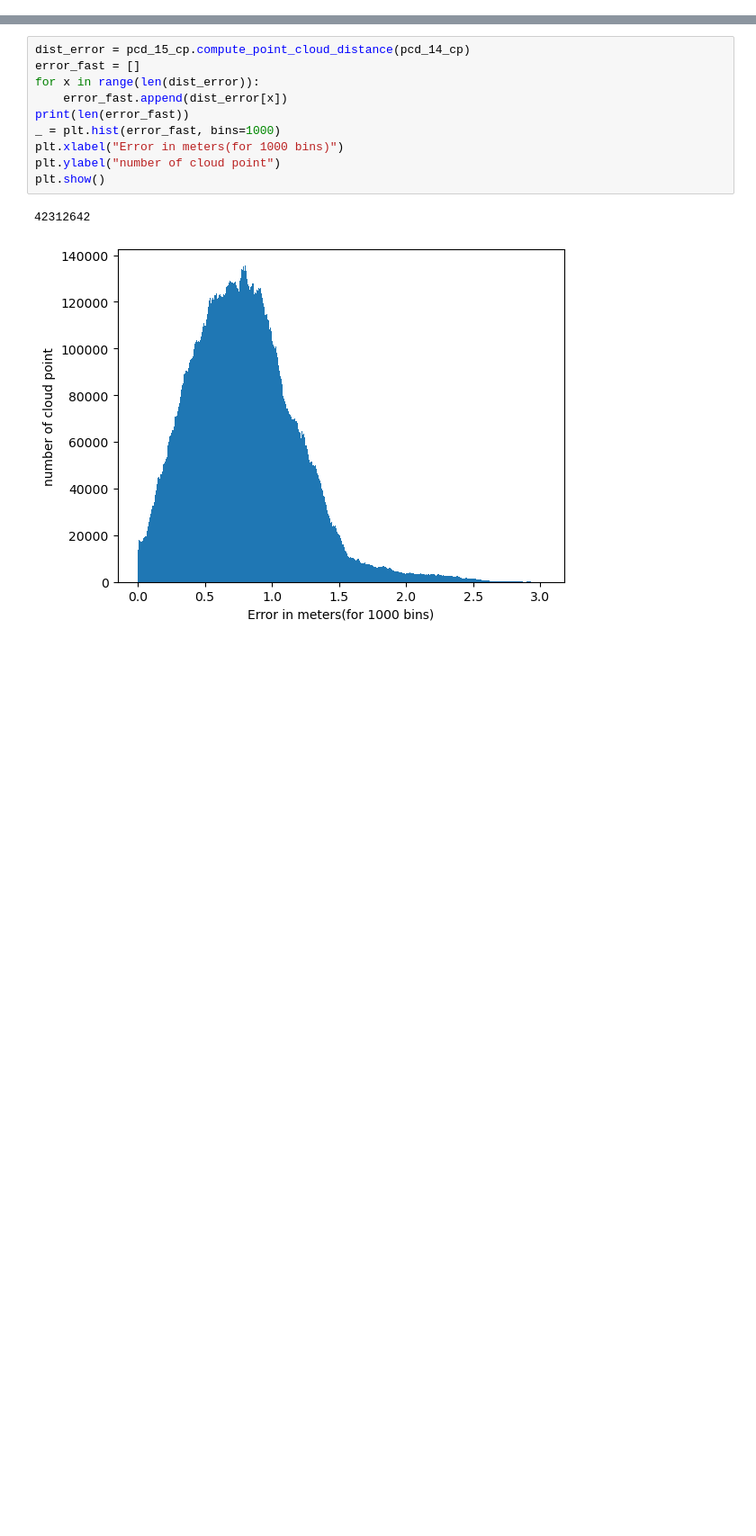
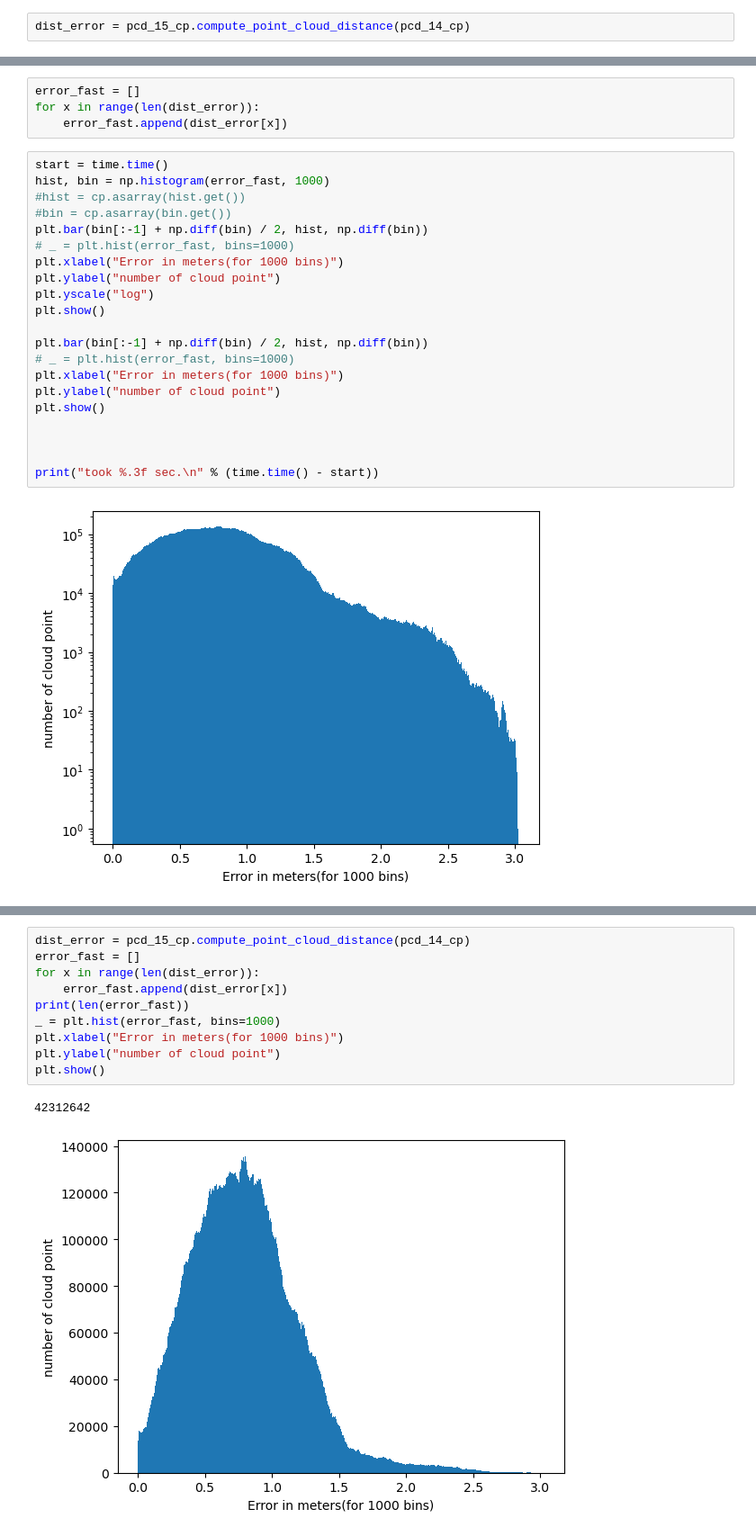
Before and after one commit to ashiqulalamkhan/long_term_underwater_vision, a Jupyter notebook: dataset/registration.ipynb, the cells around one changed output, grey strips where cells are left out. Shown: that part at 90% size. Cells and saved outputs as stored; diff of their text form; blank space fills up the shorter version.

```diff
--- a/dataset/registration.ipynb
+++ b/dataset/registration.ipynb
@@ -21,0 +25,2 @@ pcd_16_cp = copy.deepcopy(pcd_16)
+# %%
+dist_error = pcd_15_cp.compute_point_cloud_distance(pcd_14_cp)
@@ -21,0 +42,27 @@ pcd_16_cp = copy.deepcopy(pcd_16)
+# %%
+error_fast = []
+for x in range(len(dist_error)):
+    error_fast.append(dist_error[x])
+# %%
+start = time.time()
+hist, bin = np.histogram(error_fast, 1000)
+#hist = cp.asarray(hist.get())
+#bin = cp.asarray(bin.get())
+plt.bar(bin[:-1] + np.diff(bin) / 2, hist, np.diff(bin))
+# _ = plt.hist(error_fast, bins=1000)
+plt.xlabel("Error in meters(for 1000 bins)")
+plt.ylabel("number of cloud point")
+plt.yscale("log")
+plt.show()
+
+plt.bar(bin[:-1] + np.diff(bin) / 2, hist, np.diff(bin))
+# _ = plt.hist(error_fast, bins=1000)
+plt.xlabel("Error in meters(for 1000 bins)")
+plt.ylabel("number of cloud point")
+plt.show()
+
+
+
+print("took %.3f sec.\n" % (time.time() - start))
+# %% [output]
+[figure, added]
```
Also changed, not shown: parts of 5 cells of this notebook, 10 other files.
